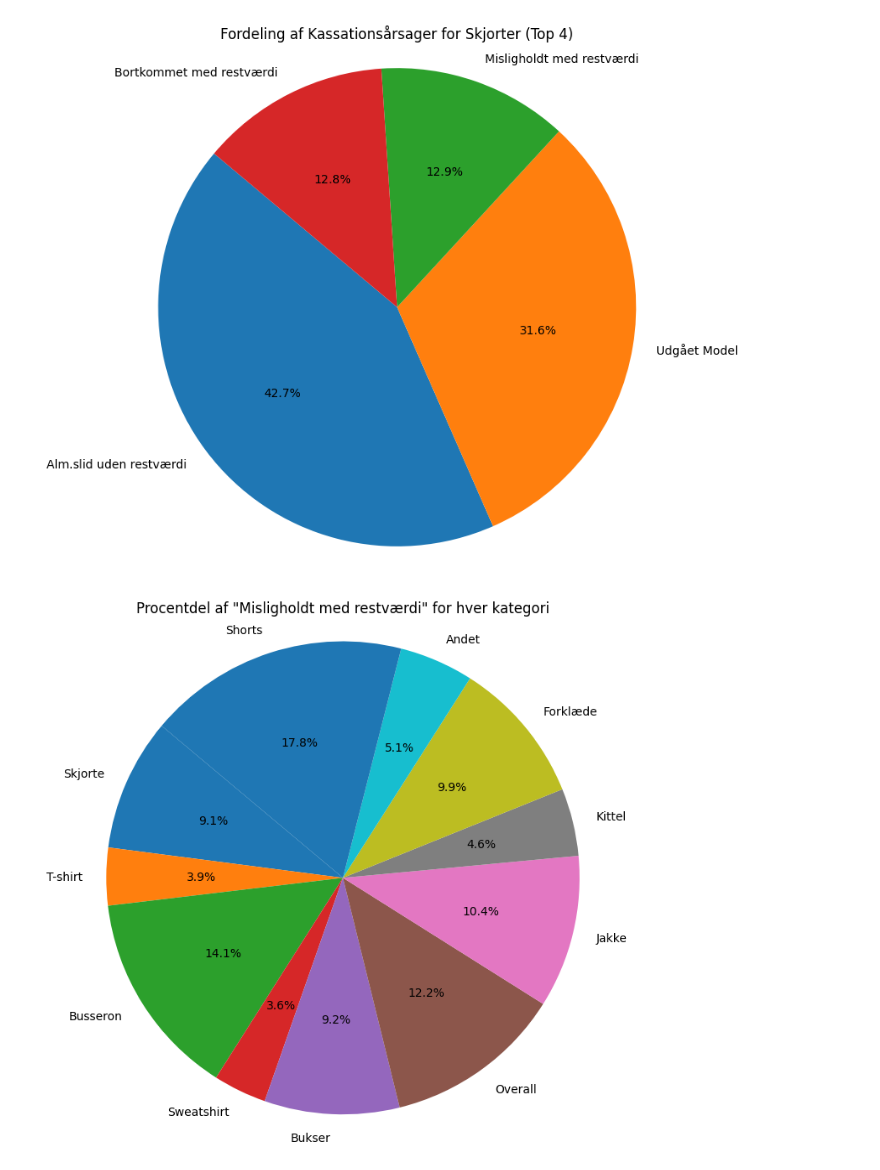
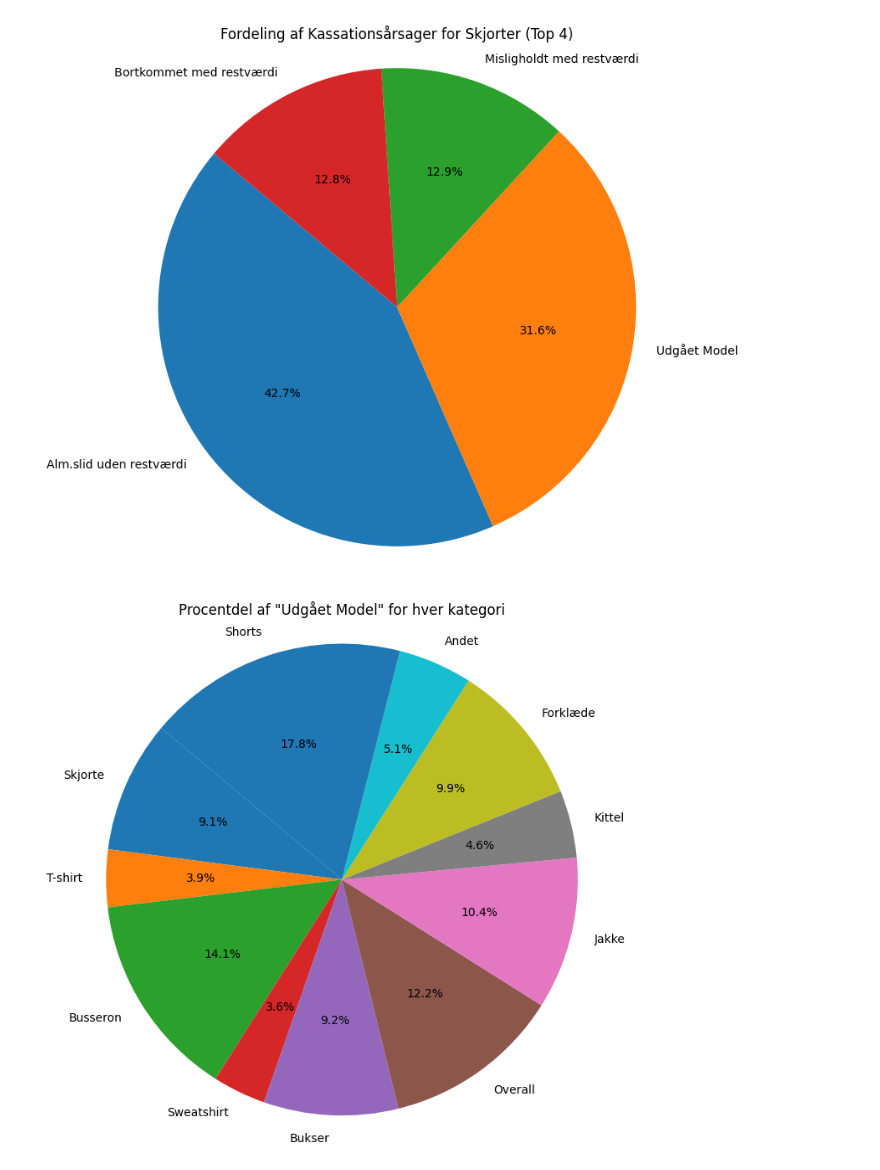
Before and after one commit to Mathias2209/Dataprojekt, a Jupyter notebook: Plots til grupperede data.ipynb, the cells around one changed output. Saved outputs shown, nothing was run; the diff lists cells and outputs as text; code cells hidden in the pictures.

```diff
--- a/Plots til grupperede data.ipynb
+++ b/Plots til grupperede data.ipynb
@@ -163,21 +163,21 @@ plt.show()
 # %%
 # Find alle produkter i kategorien kassationsårsag "Misligholdt med restværdi"
 misligholdt_df = samlet_df[samlet_df['Kassationsårsag (ui)'] == 'Udgået Model']
 
 # Lav et pie chart over procentdelen af "Misligholdt med restværdi" for hver kategori
 misligholdt_procenter = []
 for kategori in kategorier:
     total_kategori = samlet_df[samlet_df['Kategori'] == kategori].shape[0]
     misligholdt_kategori = misligholdt_df[misligholdt_df['Kategori'] == kategori].shape[0]
     if total_kategori > 0:
         procent_misligholdt_kategori = (misligholdt_kategori / total_kategori) * 100
         misligholdt_procenter.append(procent_misligholdt_kategori)
     else:
         misligholdt_procenter.append(0)
 plt.figure(figsize=(8, 8))
 plt.pie(misligholdt_procenter, labels=kategorier, autopct='%1.1f%%', startangle=140)
-plt.title('Procentdel af "Misligholdt med restværdi" for hver kategori')
-plt.axis('equal')  # Sørg for at pie chart er cirkulært
+plt.title('Procentdel af "Udgået Model" for hver kategori')
+plt.axis('equal')
 plt.show()
 # %% [output]
-[figure, old version]
+[figure, new version]
```
Also changed, not shown: parts of 3 cells of this notebook, 1 other file.
